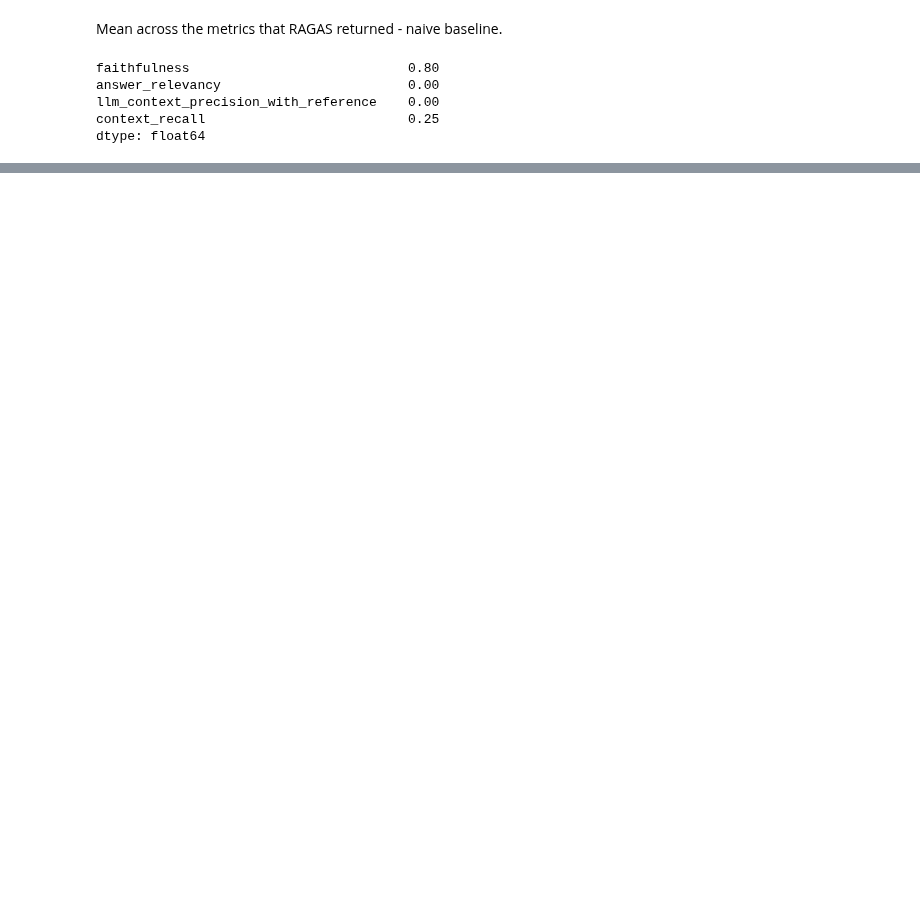
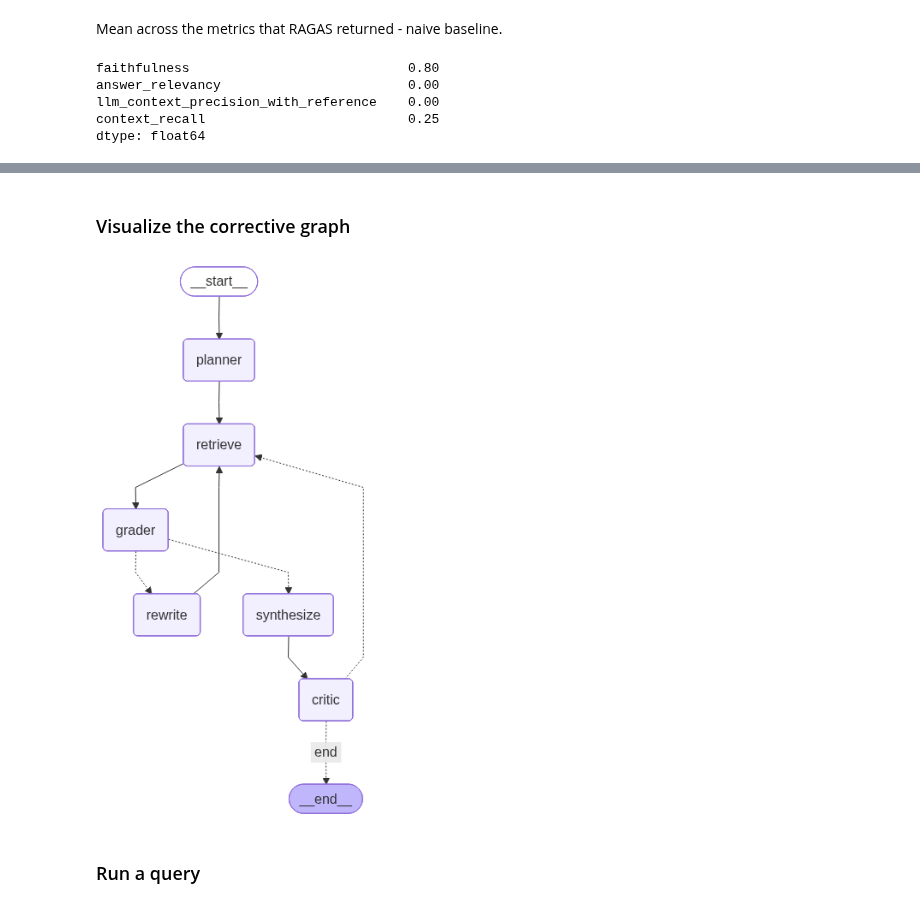
Before and after one commit to sarthakg004/Bharat-Fin-Agent, a Jupyter notebook: experimentation.ipynb, the cells around one changed output, grey strips where cells are left out. Drawn from its saved outputs; the diff is of its cells as text; code cells hidden in the pictures; blank space fills up the shorter version.

Commit message:
added corrective RAG functions

```diff
--- a/experimentation.ipynb
+++ b/experimentation.ipynb
@@ -1536,0 +2145,12 @@ dtype: float64
+# %%
+HYBRID_K_EACH = 10
+HYBRID_K_FINAL = 5
+RERANKER_MODEL = "BAAI/bge-reranker-large"   # or "BAAI/bge-reranker-base" for speed
+
+print("Building BM25 index over the Chroma collection ...")
+hybrid_index = build_bm25_index(agentic_retriever)
+print(f"  -> {len(hybrid_index['docs'])} chunks indexed")
+
+print("Loading reranker:", RERANKER_MODEL)
+reranker = load_reranker(RERANKER_MODEL)
+print("Reranker ready.")
@@ -1536,0 +2282,23 @@ dtype: float64
+# %%
+MAX_CRITIC_RETRIES = 2
+
+
+def corrective_critic_node(state):
+    base = critic_node(state)                          # reuse §3.21's critic
+    crit_iter = state.get("critic_iterations", 0)
+
+    if not base.get("needs_retry") or crit_iter >= MAX_CRITIC_RETRIES:
+        base["needs_retry"] = False
+        return base
+
+    # Steer next retrieve pass at the failing claims.
+    new_errors = base.get("errors", [])
+    hints = [
+        "supporting evidence for: " + e[len("unsupported claim: "):]
+        for e in new_errors[-3:]
+        if e.startswith("unsupported claim: ")
+    ] or [state["question"]]
+
+    base["sub_queries"] = hints
+    base["critic_iterations"] = crit_iter + 1
+    return base
@@ -1536,0 +2367,14 @@ dtype: float64
+# %% [markdown]
+### Visualize the corrective graph
+# %%
+from IPython.display import Image, display
+
+try:
+    display(Image(corrective_app.get_graph().draw_mermaid_png()))
+except Exception as e:
+    print(f"({type(e).__name__}: PNG unavailable - showing Mermaid source)\n")
+    print(corrective_app.get_graph().draw_mermaid())
+# %% [output]
+[figure, added]
+# %% [markdown]
+### Run a query
```
Also changed, not shown: parts of 63 cells of this notebook, 11 other files.
